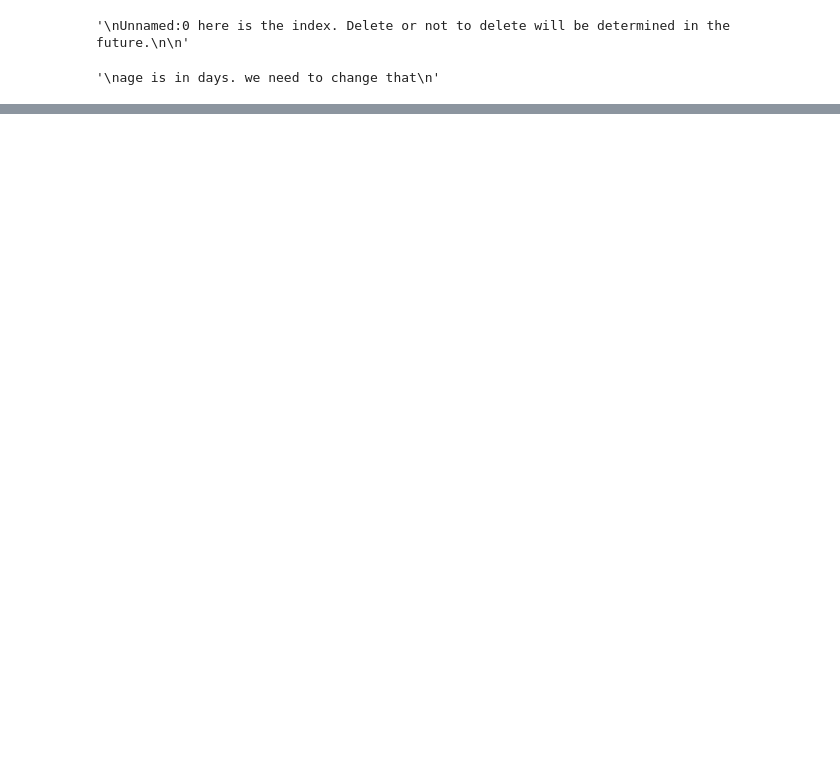
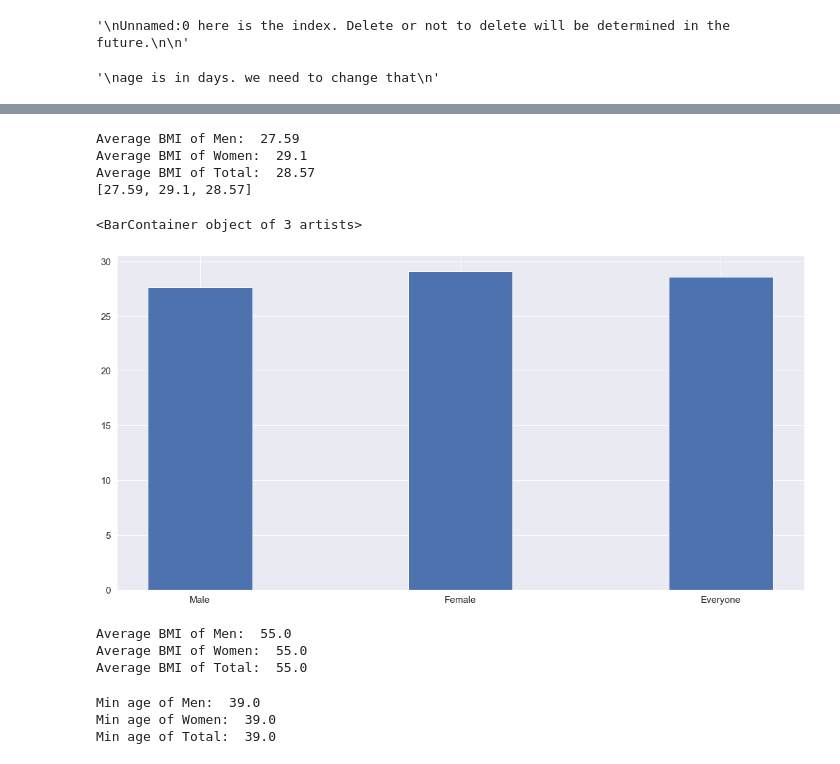
Before and after one commit to AustinTD4/Group-5-PBD, a Jupyter notebook: Experimenting.ipynb, the cells around one changed output, grey strips where cells are left out. Cells and saved outputs as stored; diff of their text form; code cells hidden in the pictures; blank space fills up the shorter version.

```diff
--- a/Experimenting.ipynb
+++ b/Experimenting.ipynb
@@ -77,0 +88,63 @@ We have some potential correlation between weight and gender_1
+# %%
+'''avg BMI of ppl with cardio '''
+bmis_avg = []
+def avg_of_BMI(df, gender):
+    if gender == 'male':
+        result =  df.loc[df.gender_2 == 1].loc[df.cardio == 1].BMI.mean()
+        bmis_avg.append(round(result, 2))
+        return result
+    elif gender == 'female':
+        result = df.loc[df.gender_1 == 1].loc[df.cardio == 1].BMI.mean()
+        bmis_avg.append(round(result, 2))
+        return result
+    else:
+        result = df.loc[df.cardio == 1].BMI.mean()
+        bmis_avg.append(round(result, 2))
+        return result
+
+print('Average BMI of Men: ',round(avg_of_BMI(df, 'male'), 2))
+print('Average BMI of Women: ', round(avg_of_BMI(df, 'female'), 2))
+print('Average BMI of Total: ', round(avg_of_BMI(df, 'mmmm'), 2))
+print(bmis_avg)
+plt.bar(['Male', 'Female', 'Everyone'], bmis_avg, 0.4)
+# %% [output]
+Average BMI of Men:  27.59
+Average BMI of Women:  29.1
+Average BMI of Total:  28.57
+[27.59, 29.1, 28.57]
+<BarContainer object of 3 artists>
+[figure, added]
+# %%
+###avg age with cardio disease
+
+def avg_of_age(df, gender):
+    if gender == 'male':
+        return df.loc[df.gender_2 == 1].loc[df.cardio == 1].age.mean()
+    elif gender == 'female':
+        return df.loc[df.gender_1 == 1].loc[df.cardio == 1].age.mean()
+    else:
+        return df.loc[df.cardio == 1].age.mean()
+
+print('Average age of Men: ',round(avg_of_age(df, 'male'), 0))
+print('Average age of Women: ', round(avg_of_age(df, 'female'), 0))
+print('Average ageof Total: ', round(avg_of_age(df, 'mmmm'), 0))
+# %% [output]
+Average BMI of Men:  55.0
+Average BMI of Women:  55.0
+Average BMI of Total:  55.0
+# %%
+def min_of_age(df, gender):
+    if gender == 'male':
+        return df.loc[df.gender_2 == 1].loc[df.cardio == 1].age.min()
+    elif gender == 'female':
+        return df.loc[df.gender_1 == 1].loc[df.cardio == 1].age.min()
+    else:
+        return df.loc[df.cardio == 1].age.min()
+
+print('Min age of Men: ',round(min_of_age(df, 'male'), 0))
+print('Min age of Women: ', round(min_of_age(df, 'female'), 0))
+print('Min age of Total: ', round(min_of_age(df, 'mmmm'), 0))
+# %% [output]
+Min age of Men:  39.0
+Min age of Women:  39.0
+Min age of Total:  39.0
```
Also changed, not shown: parts of 6 cells of this notebook.
